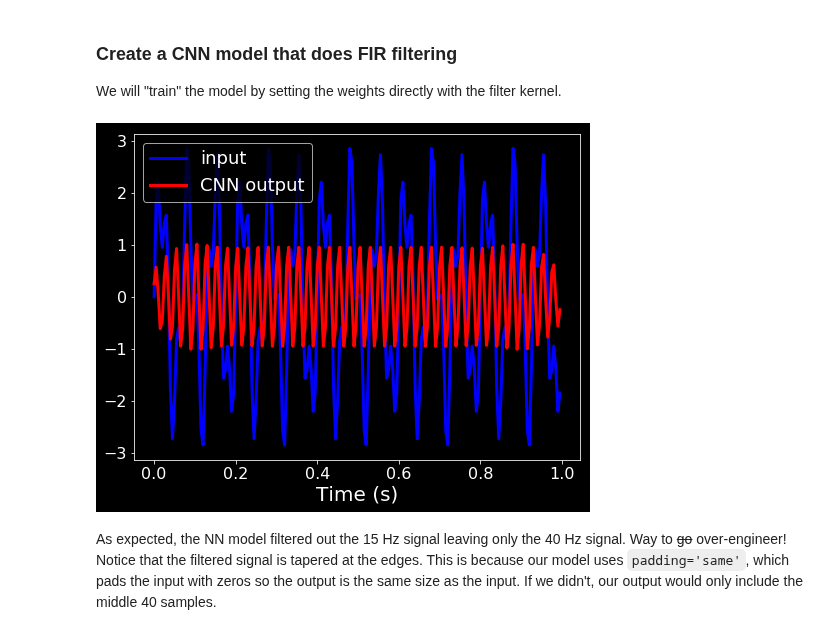
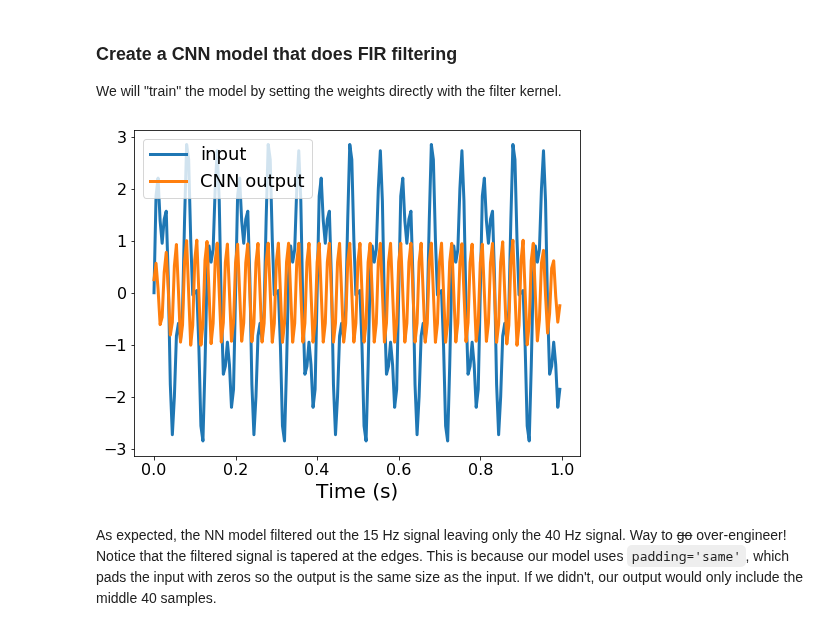
Before and after one commit to SachsLab/IntracranialNeurophysDL, a Jupyter notebook: notebooks/03_01_Intro_to_CNNs.ipynb, the cells around one changed output. Cells and saved outputs as stored; diff of their text form; code cells hidden in the pictures.

```diff
--- a/notebooks/03_01_Intro_to_CNNs.ipynb
+++ b/notebooks/03_01_Intro_to_CNNs.ipynb
@@ -68,6 +66,9 @@ amps = [2.0, 1.0]     # Sinusoidal component amplitudes
 gstop = 65            # The minimum attenuation in the stopband (dB).
 bandwidth = 5         # Width of the filter transition region.
 filt_cuts = [35, 45]  # Filter corner frequencies (Hz)
+
+freqs = np.array(freqs)
+amps = np.array(amps)
 
 nyq = 0.5 * fs
 n_samples = int(dur * fs)
@@ -171,22 +172,22 @@ We will "train" the model by setting the weights directly with the filter kernel
 # %%
 # "Train" our model with FIR filter weights
 model.layers[0].set_weights([taps.reshape(N, 1, 1), np.array([0])])  # (filter, bias)
 
 # Make sure they took; get the weights back and compare them
 temp = model.layers[0].get_weights()[0].reshape(-1,)
 assert(np.allclose(taps, temp))  # Close enough. Slightly different due to lower precision (tf 32-bit vs scipy 64-bit)
 
 # Apply the model to our signal and visualize the output
 x_cnn = model.predict(x.reshape(-1, 1)[None,])
 
 plt.figure(figsize=(8, 6))
-plt.plot(t, x, 'b', label='input')
-plt.plot(t, x_cnn.reshape(-1,), 'r', label='CNN output')
+plt.plot(t, x, color='C0', label='input')
+plt.plot(t, x_cnn.reshape(-1,), color='C1', label='CNN output')
 plt.xlabel('Time (s)')
 plt.legend(loc='upper left')
 plt.show()
 # %% [output]
-[figure, old version]
+[figure, new version]
 # %% [markdown]
 As expected, the NN model filtered out the 15 Hz signal leaving only the 40 Hz signal. Way to ~~go~~ over-engineer! Notice that the filtered signal is tapered at the edges. This is because our model uses `padding='same'`, which pads the input with zeros so the output is the same size as the input. If we didn't, our output would only include the middle 40 samples.
 # %% [markdown]
```
Also changed, not shown: parts of 11 cells of this notebook, 1 other file.
